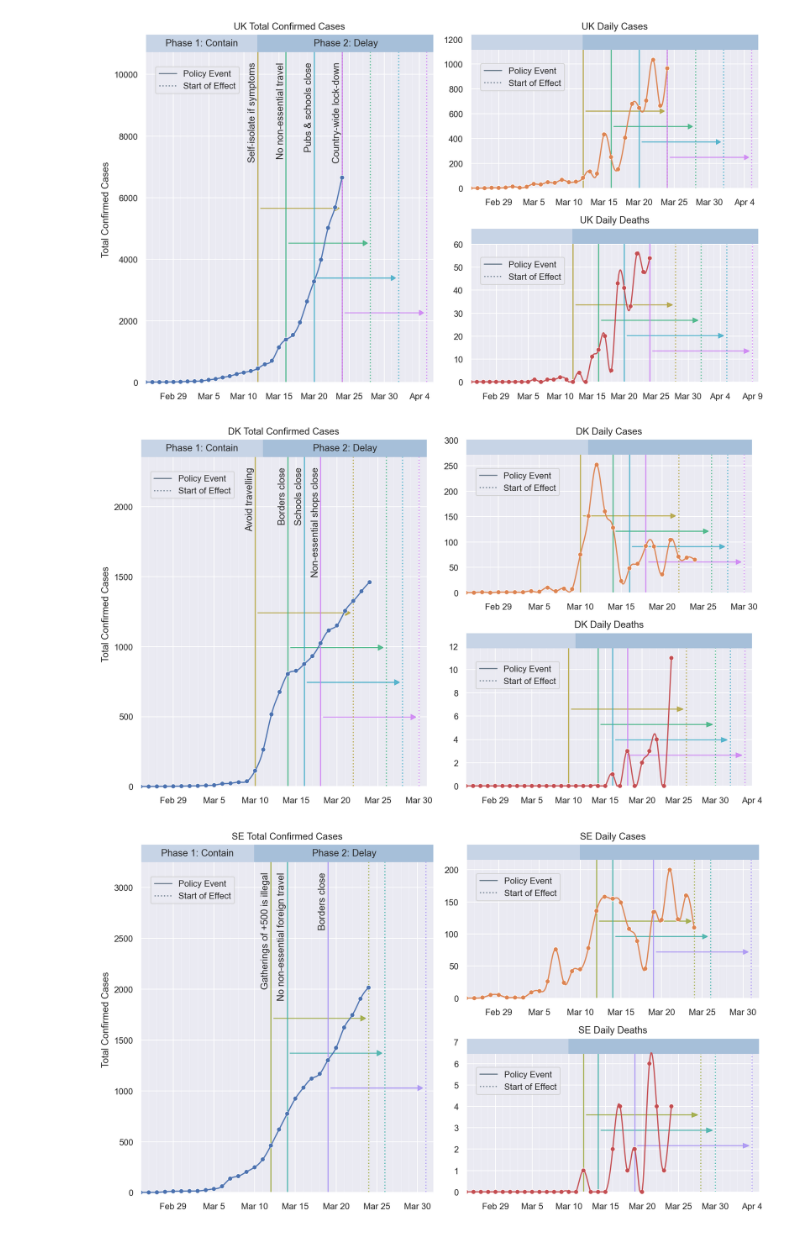
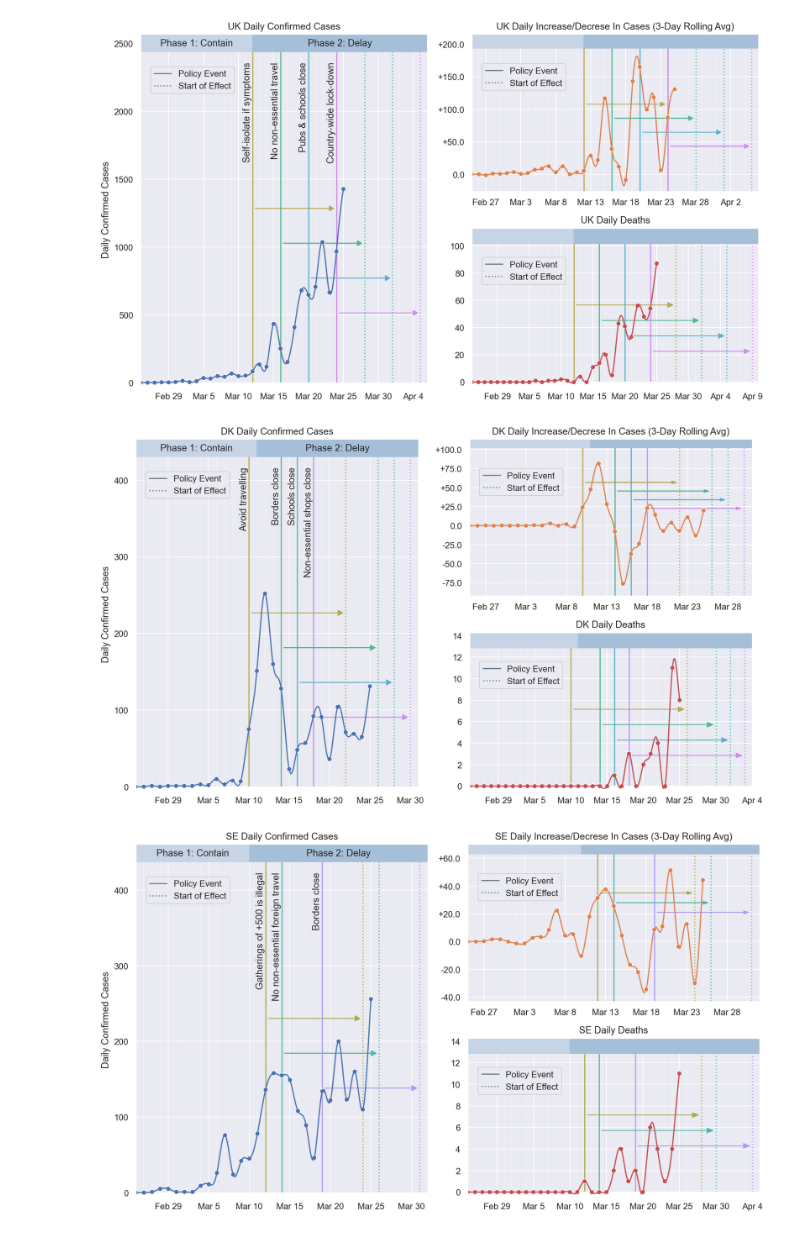
Before and after one commit to arnfred/covid-19, a Jupyter notebook: Covid-plotting.ipynb, the cells around one changed output. Drawn from its saved outputs; the diff is of its cells as text; code cells hidden in the pictures.

```diff
--- a/Covid-plotting.ipynb
+++ b/Covid-plotting.ipynb
@@ -55,13 +55,13 @@ data.loc["United Kingdom"]
 #   - symptoms to death: 14 days median in China -- https://pubmed.ncbi.nlm.nih.gov/31994742/
 #   - symptoms to death: 8 days median in Italy -- https://www.epicentro.iss.it/coronavirus/bollettino/Report-COVID-2019_17_marzo-v2.pdf
 # %%
-def plot_timeline(title, df, metadata, start_date, ax, show_text = True, x_scale = 1.0, y_scale = 1.0, line_color = None, event_delay = None):
+def plot_timeline(title, df, metadata, start_date, ax, allow_minus = False, show_text = True, x_scale = 1.0, y_scale = 1.0, line_color = None, event_delay = None):
     y = df.to_numpy()
     x = np.linspace(0, len(df)-1, len(df))
     rbf = Rbf(x, y)
     x_interpolate = np.linspace(0, len(df) -1, len(df) * 10)
     y_interpolate = rbf(x_interpolate)
-    y_interpolate[y_interpolate < 0] = 0
+    y_interpolate[y_interpolate < 0] = y_interpolate[y_interpolate < 0] if allow_minus else y_interpolate[y_interpolate < 0]
     line_color = line_color if line_color else sns.color_palette()[0]
 
     event_colors = {
@@ -72,8 +72,8 @@ def plot_timeline(title, df, metadata, start_date, ax, show_text = True, x_scale
 
     phase_colors = [(0.83, 0.87, 0.95),(0.78, 0.83, 0.90),(0.65, 0.75, 0.85)]
 
-    plot_ceil = max(y)*(y_scale + 0.7)
-    plot_floor = max(y)*-(0.012/y_scale)
+    plot_ceil = max(y)*(y_scale + 0.7)+((max(y)-min(y))*0.1)
+    plot_floor = min(y)-((max(y)-min(y))*0.1) if allow_minus else max(y)*-(0.012/y_scale)
     data_start_date = pd.to_datetime(df.index[0]).date()
     data_end_date = pd.to_datetime(df.index[-1]).date()
     delay_past_data_end_date = event_delay - (data_end_date - metadata['events'][-1]['date']).days if event_delay else 0
@@ -92,8 +92,9 @@ def plot_timeline(title, df, metadata, start_date, ax, show_text = True, x_scale
     ax.set_xlim(plot_start, plot_end)
 
     # Plot rectangle to align bottom of plot with y=0
-    rect = patches.Rectangle((plot_start, 0), plot_width, plot_floor, edgecolor='white', facecolor='white', zorder=0.8)
-    ax.add_patch(rect)
+    if not allow_minus:
+        rect = patches.Rectangle((plot_start, 0), plot_width, plot_floor, edgecolor='white', facecolor='white', zorder=0.8)
+        ax.add_patch(rect)
 
     # Plot vertical line per day
     for day in range(plot_start, plot_end):
@@ -137,8 +138,12 @@ def plot_timeline(title, df, metadata, start_date, ax, show_text = True, x_scale
     sns.scatterplot(data=pd.DataFrame(y, x), ax=ax, legend=False, palette=[line_color])
 
     # Make x-axis have dates
-    fmt = ticker.FuncFormatter(lambda x, pos: '' if x % 1 != 0 else (data_start_date + timedelta(days=int(x))).strftime("%b %-d"))
-    ax.xaxis.set_major_formatter(fmt)
+    fmt_date = ticker.FuncFormatter(lambda x, pos: '' if x % 1 != 0 else (data_start_date + timedelta(days=int(x))).strftime("%b %-d"))
+    fmt_plus = ticker.FuncFormatter(lambda x, pos: "+{}".format(x) if x > 0 else x)
+    ax.xaxis.set_major_formatter(fmt_date)
+    if allow_minus:
+        ax.yaxis.set_major_formatter(fmt_plus)
+
 
     # Set title and labels
     plt.title("{} {}".format(metadata['country_code'], title.title()))
@@ -176,19 +214,23 @@ plot_timeline("Confirmed Cases", data.loc[uk_metadata['country']]['total_cases']
 # %%
 def plot_country(metadata, start_date):
     palette = sns.color_palette()
     ax3 = plt.subplot(121)
+    country_data = data.loc[metadata['country']]
+    country_data_diff = country_data.diff().rolling(3).mean()
+    print
+    daily_case_inc = country_data['new_cases']
     #plot_timeline("Total Confirmed Cases", data.loc['United Kingdom']['total_deaths'], metadata, start_date, ax3, x_scale=0.5, line_color=palette[3])
-    plot_timeline("Total Confirmed Cases", data.loc[metadata['country']]['total_cases'], metadata, start_date, ax3, x_scale=0.5, line_color=palette[0], event_delay=12)
+    plot_timeline("Daily Confirmed Cases", country_data['new_cases'], metadata, start_date, ax3, x_scale=0.5, line_color=palette[0], event_delay=12)
     ax1 = plt.subplot(222)
-    plot_timeline("Daily Cases", data.loc[metadata['country']]['new_cases'], metadata, start_date, ax1, show_text=False, y_scale=0.5, line_color=palette[1], event_delay=12)
+    plot_timeline("Daily Increase/Decrese in Cases (3-day rolling avg)", country_data_diff['new_cases'].dropna(), metadata, start_date, ax1, allow_minus=True, show_text=False, y_scale=0.5, line_color=palette[1], event_delay=12)
     ax2 = plt.subplot(224)
-    plot_timeline("Daily Deaths", data.loc[metadata['country']]['new_deaths'], metadata, start_date, ax2, show_text=False, y_scale=0.5, line_color=palette[3], event_delay=16)
+    plot_timeline("Daily Deaths", country_data['new_deaths'], metadata, start_date, ax2, show_text=False, y_scale=0.5, line_color=palette[3], event_delay=16)
     plt.tight_layout()
 
 plot_country(uk_metadata, date(2020, 2, 25))
 plt.savefig("plots/uk.png", dpi=300)
 # %% [output]
-[figure, old version]
+[figure, new version]
 # %%
 dk_metadata = {
     "country": "Denmark",
@@ -207,7 +249,7 @@ dk_metadata = {
 plot_country(dk_metadata, date(2020, 2, 25))
 plt.savefig("plots/dk.png", dpi=300)
 # %% [output]
-[figure, old version]
+[figure, new version]
 # %%
 se_metadata = {
     "country": "Sweden",
@@ -225,7 +267,7 @@ se_metadata = {
 plot_country(se_metadata, date(2020, 2, 25))
 plt.savefig("plots/se.png", dpi=300)
 # %% [output]
-[figure, old version]
+[figure, new version]
 # %%
 no_metadata = {
     "country": "Norway",
```
Also changed, not shown: parts of 10 cells of this notebook, 10 other files.
